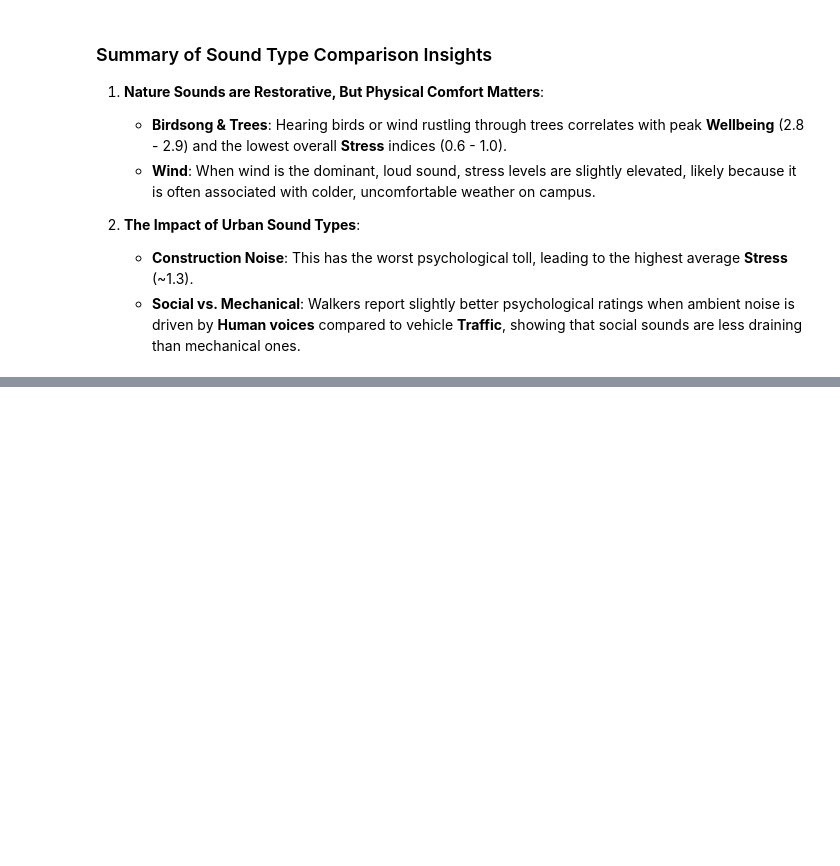
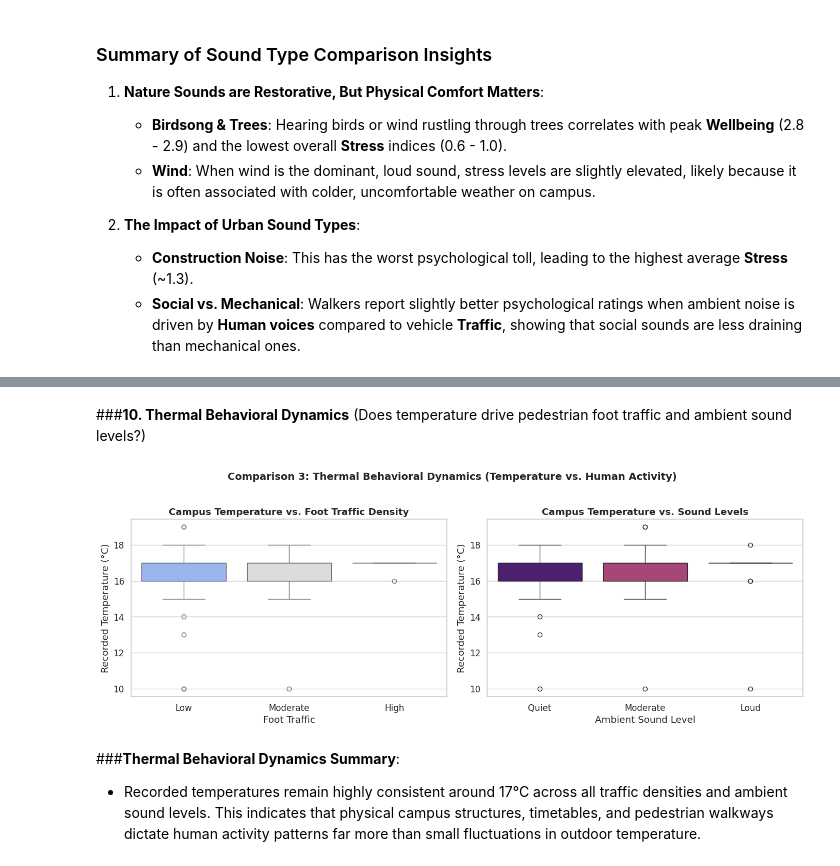
Before and after one commit to CarlosMDSN/ml-campus_data_project-python, a Jupyter notebook: CampusDatasetProject.ipynb, the cells around one changed output, grey strips where cells are left out. Drawn from its saved outputs; the diff is of its cells as text; code cells hidden in the pictures; blank space fills up the shorter version.

```diff
--- a/CampusDatasetProject.ipynb
+++ b/CampusDatasetProject.ipynb
@@ -583,0 +661,34 @@ plt.show()
+# %% [markdown]
+###**10. Thermal Behavioral Dynamics** (Does temperature drive pedestrian foot traffic and ambient sound levels?)
+# %%
+# Prepare data for Thermal behavioral dynamics
+thermal_df = df.dropna(subset=['temperature_c', 'foot_traffic', 'sound level']).copy()
+thermal_df['temperature_c'] = pd.to_numeric(thermal_df['temperature_c'], errors='coerce')
+thermal_df['foot_traffic_clean'] = thermal_df['foot_traffic'].str.strip().str.capitalize()
+thermal_df['sound_level_clean'] = thermal_df['sound level'].str.strip().str.capitalize()
+
+# Filter standard categories
+thermal_df = thermal_df[thermal_df['foot_traffic_clean'].isin(['Low', 'Moderate', 'High'])]
+thermal_df = thermal_df[thermal_df['sound_level_clean'].isin(['Quiet', 'Moderate', 'Loud'])]
+
+# Plot Comparison 3
+fig, axes = plt.subplots(1, 2, figsize=(14, 5))
+
+sns.boxplot(data=thermal_df, x='foot_traffic_clean', y='temperature_c', order=['Low', 'Moderate', 'High'], palette='coolwarm', ax=axes[0], hue='foot_traffic_clean', legend=False)
+axes[0].set_title('Campus Temperature vs. Foot Traffic Density', weight='bold')
+axes[0].set_ylabel('Recorded Temperature (°C)')
+axes[0].set_xlabel('Foot Traffic')
+
+sns.boxplot(data=thermal_df, x='sound_level_clean', order=['Quiet', 'Moderate', 'Loud'], y='temperature_c', palette='magma', ax=axes[1], hue='sound_level_clean', legend=False)
+axes[1].set_title('Campus Temperature vs. Sound Levels', weight='bold')
+axes[1].set_ylabel('Recorded Temperature (°C)')
+axes[1].set_xlabel('Ambient Sound Level')
+
+plt.suptitle('Comparison 3: Thermal Behavioral Dynamics (Temperature vs. Human Activity)', weight='bold', fontsize=14, y=1.02)
+plt.tight_layout()
+plt.show()
+# %% [output]
+[figure, added]
+# %% [markdown]
+###**Thermal Behavioral Dynamics Summary**:
+   * Recorded temperatures remain highly consistent around 17°C across all traffic densities and ambient sound levels. This indicates that physical campus structures, timetables, and pedestrian walkways dictate human activity patterns far more than small fluctuations in outdoor temperature.
```
Also changed, not shown: parts of 20 cells of this notebook.
